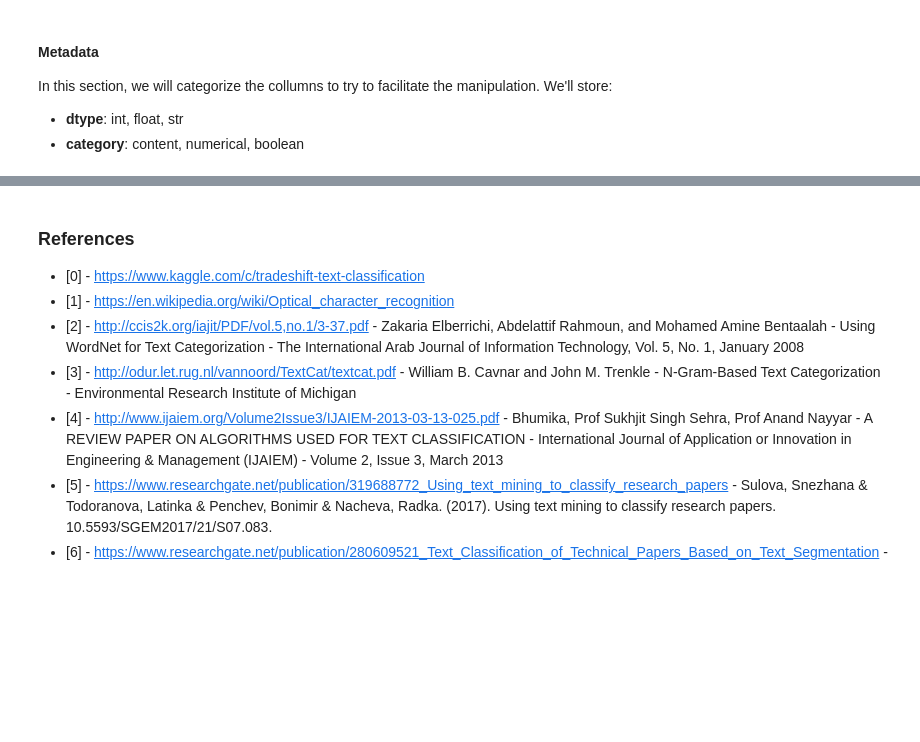
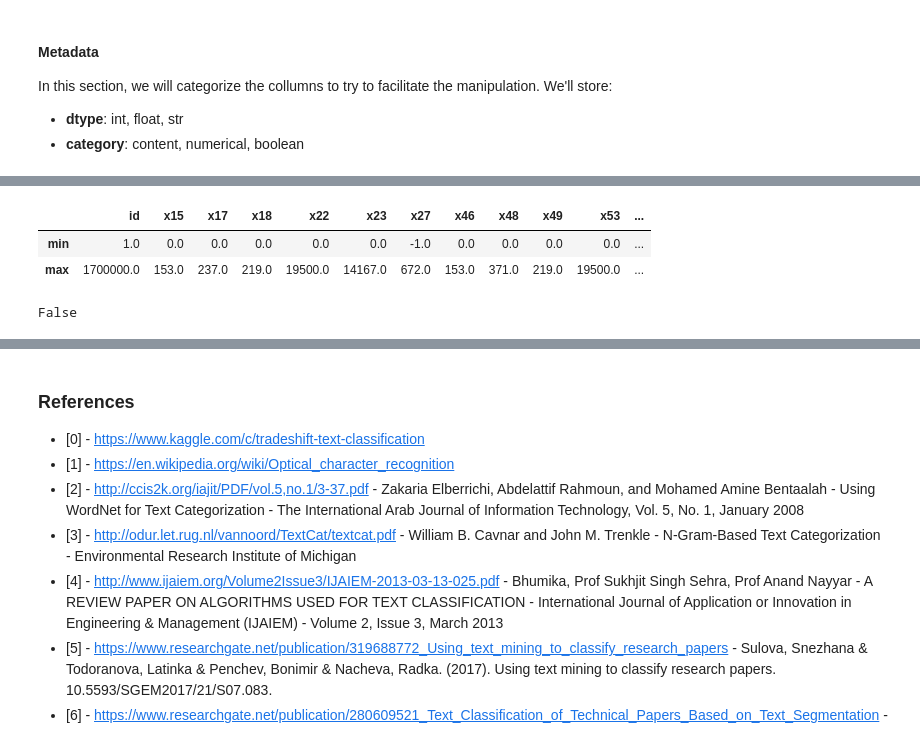
Before and after one commit to felipe-dossantos-dev/mlnd-capstone-tradeshift, a Jupyter notebook: notebooks/capstone-proposal.ipynb, the cells around one changed output, grey strips where cells are left out. Drawn from its saved outputs; the diff is of its cells as text; code cells hidden in the pictures; blank space fills up the shorter version.

```diff
--- a/notebooks/capstone-proposal.ipynb
+++ b/notebooks/capstone-proposal.ipynb
@@ -140,0 +192,10 @@ meta
+# %%
+int_train_features_describe.loc()[['min','max']]
+# %% [output]
+|  | id | x15 | x17 | x18 | x22 | x23 | x27 | x46 | x48 | x49 | x53 | ... |
+| min | 1.0 | 0.0 | 0.0 | 0.0 | 0.0 | 0.0 | -1.0 | 0.0 | 0.0 | 0.0 | 0.0 | ... |
+| max | 1700000.0 | 153.0 | 237.0 | 219.0 | 19500.0 | 14167.0 | 672.0 | 153.0 | 371.0 | 219.0 | 19500.0 | ... |
+# %%
+int_train_features_describe.isnull().any().any()
+# %% [output]
+False
```
Also changed, not shown: parts of 23 cells of this notebook, 1 other file.
